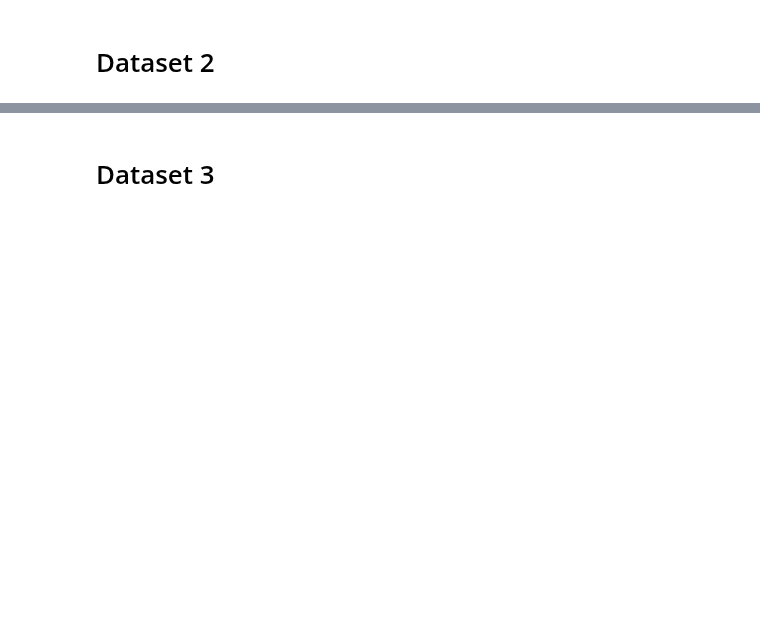
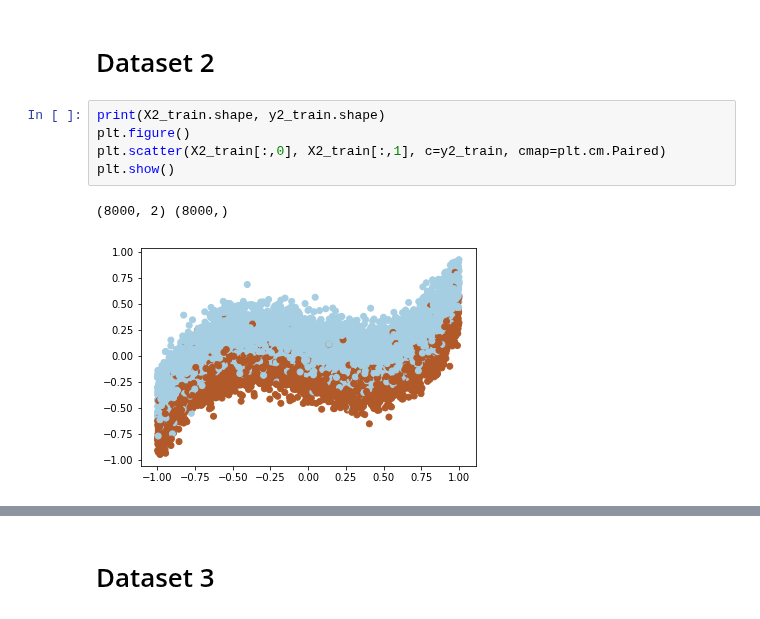
Before and after one commit to vipulpopat/MSCAI_Sem1_Etivity5, a Jupyter notebook: Etivity5_CE6002_18203485.ipynb, the cells around one changed output, grey strips where cells are left out. Cells and saved outputs as stored; diff of their text form; blank space fills up the shorter version.

```diff
--- a/Etivity5_CE6002_18203485.ipynb
+++ b/Etivity5_CE6002_18203485.ipynb
@@ -159,4 +319,12 @@ plot_classifier2(clf_ds1_test,X1_test,y1_test)
 # %% [markdown]
 # Dataset 2
+# %%
+print(X2_train.shape, y2_train.shape)
+plt.figure()
+plt.scatter(X2_train[:,0], X2_train[:,1], c=y2_train, cmap=plt.cm.Paired)
+plt.show()
+# %% [output]
+(8000, 2) (8000,)
+[figure, added]
 # %%
 clf_ds2_train = find_optimal_svm(X2_train,y2_train)
```
Also changed, not shown: parts of 17 cells of this notebook.
